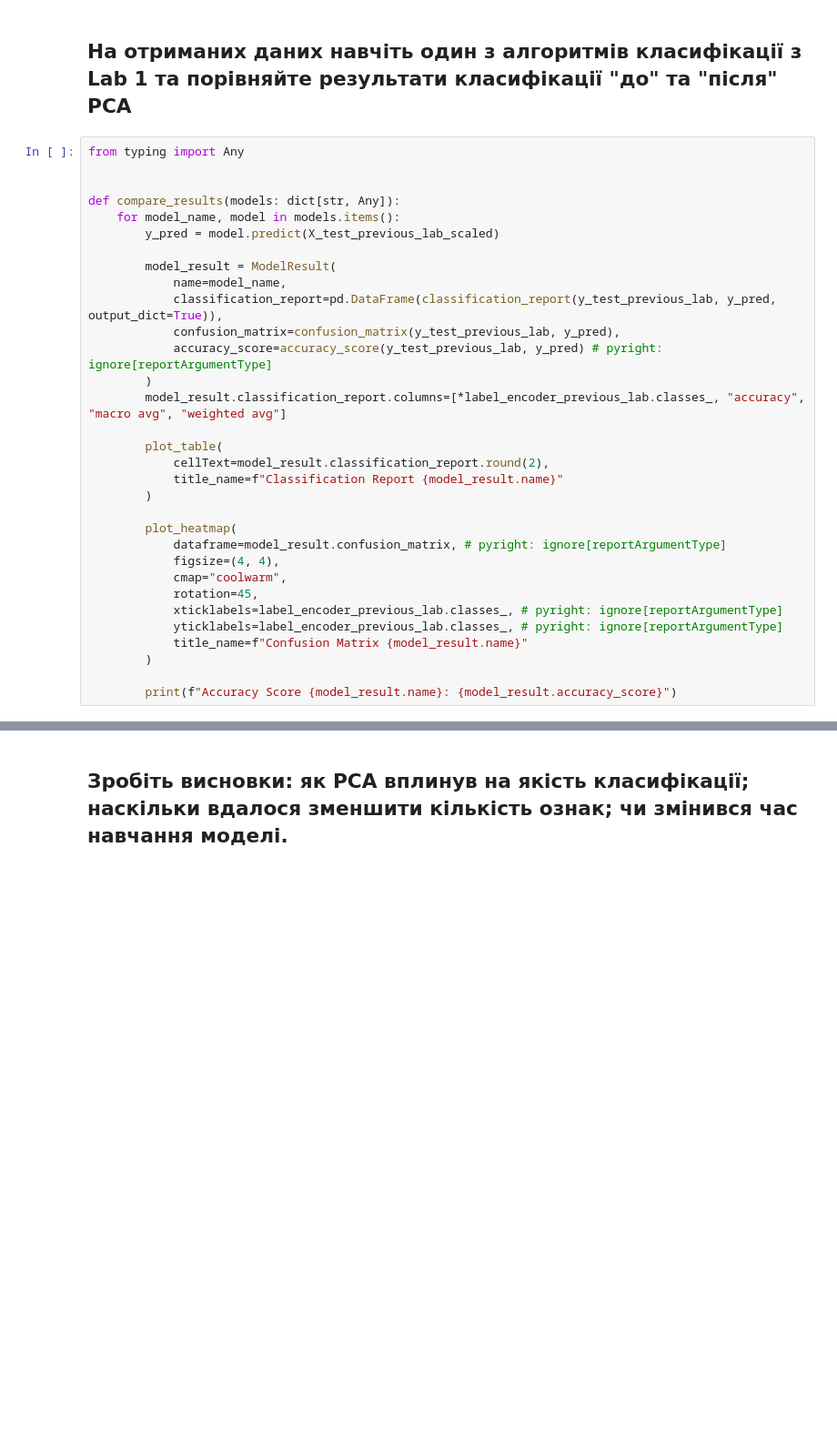
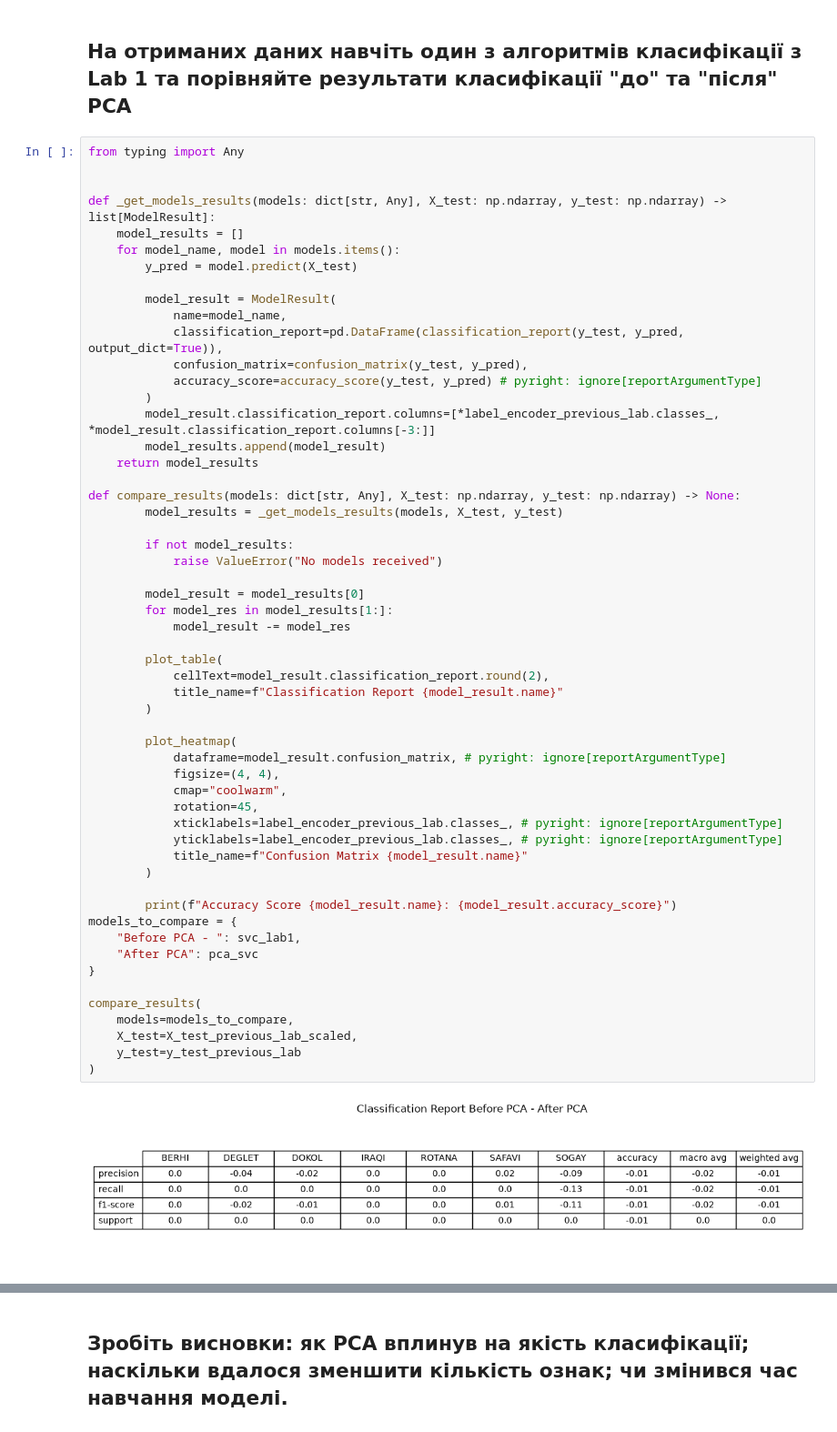
Before and after one commit to KPI-FTI-MMDA-Klymentiev/IntelligentDataAnalysis, a Jupyter notebook: labs/lab2/lab2.ipynb, the cells around one changed output, grey strips where cells are left out. Shown at 91% size. Saved outputs shown, nothing was run; the diff lists cells and outputs as text; blank space fills up the shorter version.

```diff
--- a/labs/lab2/lab2.ipynb
+++ b/labs/lab2/lab2.ipynb
@@ -130,32 +165,57 @@ svc_pca.fit(X_train_previous_lab_scaled_decomposed, y_train_previous_lab)
 # %%
 from typing import Any
 
 
-def compare_results(models: dict[str, Any]):
+def _get_models_results(models: dict[str, Any], X_test: np.ndarray, y_test: np.ndarray) -> list[ModelResult]:
+    model_results = []
     for model_name, model in models.items():
-        y_pred = model.predict(X_test_previous_lab_scaled)
+        y_pred = model.predict(X_test)
 
         model_result = ModelResult(
             name=model_name,
-            classification_report=pd.DataFrame(classification_report(y_test_previous_lab, y_pred, output_dict=True)),
-            confusion_matrix=confusion_matrix(y_test_previous_lab, y_pred),
-            accuracy_score=accuracy_score(y_test_previous_lab, y_pred) # pyright: ignore[reportArgumentType]
+            classification_report=pd.DataFrame(classification_report(y_test, y_pred, output_dict=True)),
+            confusion_matrix=confusion_matrix(y_test, y_pred),
+            accuracy_score=accuracy_score(y_test, y_pred) # pyright: ignore[reportArgumentType]
         )
-        model_result.classification_report.columns=[*label_encoder_previous_lab.classes_, "accuracy", "macro avg", "weighted avg"]
+        model_result.classification_report.columns=[*label_encoder_previous_lab.classes_, *model_result.classification_report.columns[-3:]]
+        model_results.append(model_result)
+    return model_results
+
+def compare_results(models: dict[str, Any], X_test: np.ndarray, y_test: np.ndarray) -> None:
+        model_results = _get_models_results(models, X_test, y_test)
+
+        if not model_results:
+            raise ValueError("No models received")
+
+        model_result = model_results[0]
+        for model_res in model_results[1:]:
+            model_result -= model_res
 
         plot_table(
             cellText=model_result.classification_report.round(2),
             title_name=f"Classification Report {model_result.name}"
         )
 
         plot_heatmap(
             dataframe=model_result.confusion_matrix, # pyright: ignore[reportArgumentType]
             figsize=(4, 4),
             cmap="coolwarm",
             rotation=45,
             xticklabels=label_encoder_previous_lab.classes_, # pyright: ignore[reportArgumentType]
             yticklabels=label_encoder_previous_lab.classes_, # pyright: ignore[reportArgumentType]
             title_name=f"Confusion Matrix {model_result.name}"
         )
 
         print(f"Accuracy Score {model_result.name}: {model_result.accuracy_score}")
+models_to_compare = {
+    "Before PCA - ": svc_lab1,
+    "After PCA": pca_svc
+}
+
+compare_results(
+    models=models_to_compare,
+    X_test=X_test_previous_lab_scaled,
+    y_test=y_test_previous_lab
+)
+# %% [output]
+[figure, added]
```
Also changed, not shown: parts of 14 cells of this notebook.
